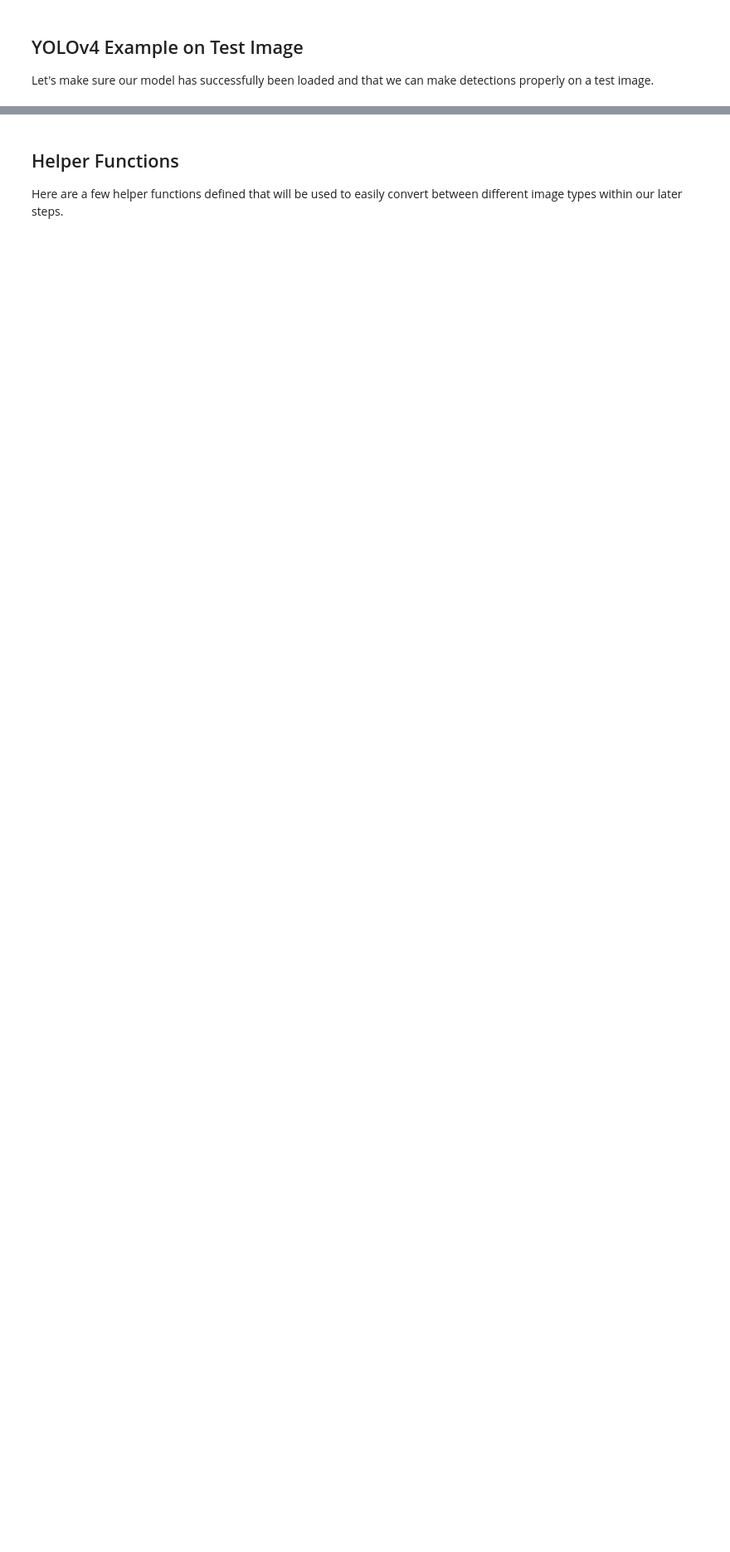
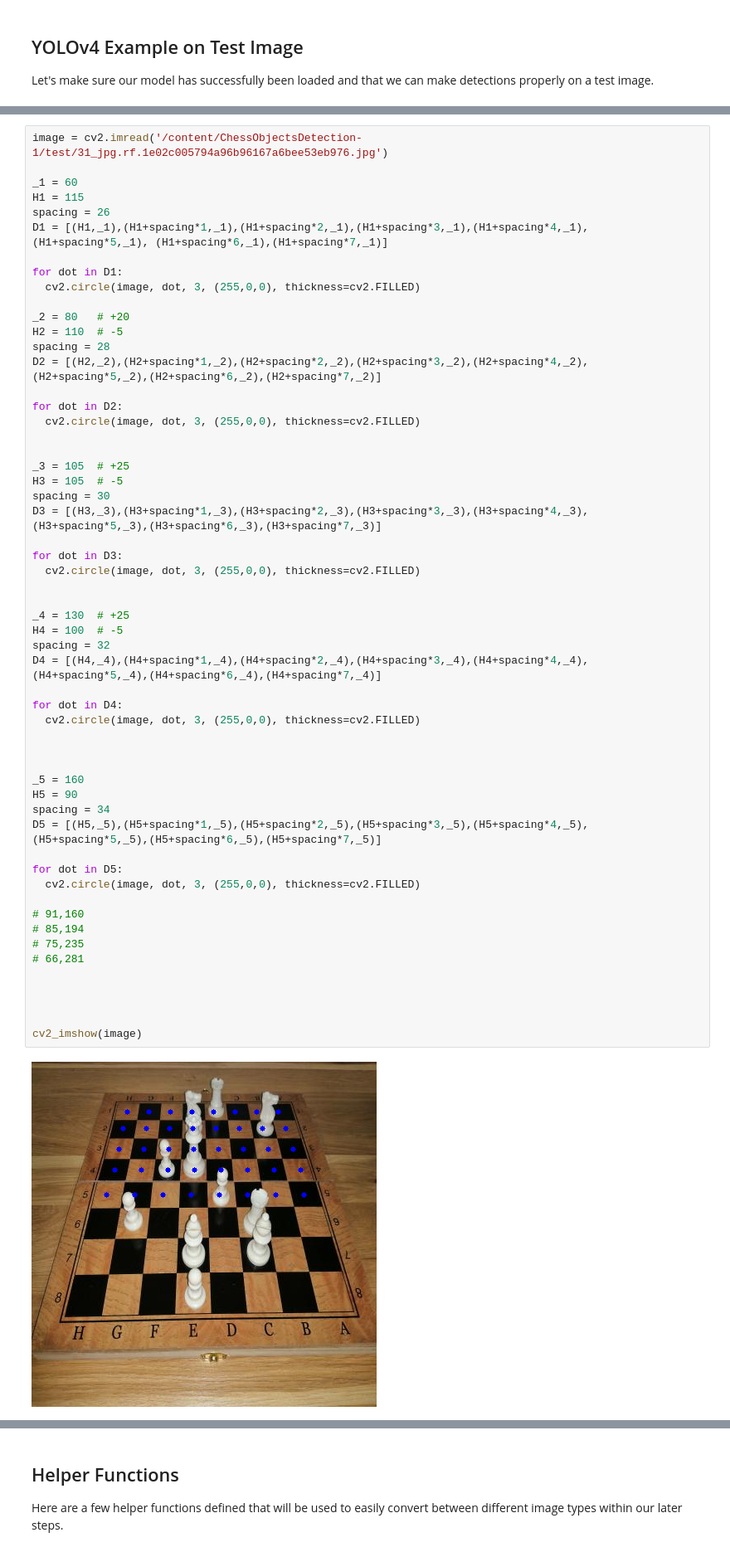
Before and after one commit to o54ma-4l5h4r1f/ChessObjectsDetection, a Jupyter notebook: yolov4_webcam-2.ipynb, the cells around one changed output, grey strips where cells are left out. Shown at 83% size. Drawn from its saved outputs; the diff is of its cells as text; blank space fills up the shorter version.

```diff
--- a/yolov4_webcam-2.ipynb
+++ b/yolov4_webcam-2.ipynb
@@ -433,0 +552,58 @@ cv2_imshow(image)
+# %%
+image = cv2.imread('/content/ChessObjectsDetection-1/test/31_jpg.rf.1e02c005794a96b96167a6bee53eb976.jpg')
+
+_1 = 60
+H1 = 115
+spacing = 26
+D1 = [(H1,_1),(H1+spacing*1,_1),(H1+spacing*2,_1),(H1+spacing*3,_1),(H1+spacing*4,_1),(H1+spacing*5,_1), (H1+spacing*6,_1),(H1+spacing*7,_1)]
+
+for dot in D1:
+  cv2.circle(image, dot, 3, (255,0,0), thickness=cv2.FILLED)
+
+_2 = 80   # +20
+H2 = 110  # -5
+spacing = 28
+D2 = [(H2,_2),(H2+spacing*1,_2),(H2+spacing*2,_2),(H2+spacing*3,_2),(H2+spacing*4,_2), (H2+spacing*5,_2),(H2+spacing*6,_2),(H2+spacing*7,_2)]
+
+for dot in D2:
+  cv2.circle(image, dot, 3, (255,0,0), thickness=cv2.FILLED)
+
+
+_3 = 105  # +25
+H3 = 105  # -5
+spacing = 30
+D3 = [(H3,_3),(H3+spacing*1,_3),(H3+spacing*2,_3),(H3+spacing*3,_3),(H3+spacing*4,_3),(H3+spacing*5,_3),(H3+spacing*6,_3),(H3+spacing*7,_3)]
+
+for dot in D3:
+  cv2.circle(image, dot, 3, (255,0,0), thickness=cv2.FILLED)
+
+
+_4 = 130  # +25
+H4 = 100  # -5
+spacing = 32
+D4 = [(H4,_4),(H4+spacing*1,_4),(H4+spacing*2,_4),(H4+spacing*3,_4),(H4+spacing*4,_4),(H4+spacing*5,_4),(H4+spacing*6,_4),(H4+spacing*7,_4)]
+
+for dot in D4:
+  cv2.circle(image, dot, 3, (255,0,0), thickness=cv2.FILLED)
+
+
+
+_5 = 160
+H5 = 90
+spacing = 34
+D5 = [(H5,_5),(H5+spacing*1,_5),(H5+spacing*2,_5),(H5+spacing*3,_5),(H5+spacing*4,_5),(H5+spacing*5,_5),(H5+spacing*6,_5),(H5+spacing*7,_5)]
+
+for dot in D5:
+  cv2.circle(image, dot, 3, (255,0,0), thickness=cv2.FILLED)
+
+# 91,160
+# 85,194
+# 75,235
+# 66,281
+
+
+
+
+cv2_imshow(image)
+# %% [output]
+[figure, added]
```
Also changed, not shown: parts of 33 cells of this notebook.
